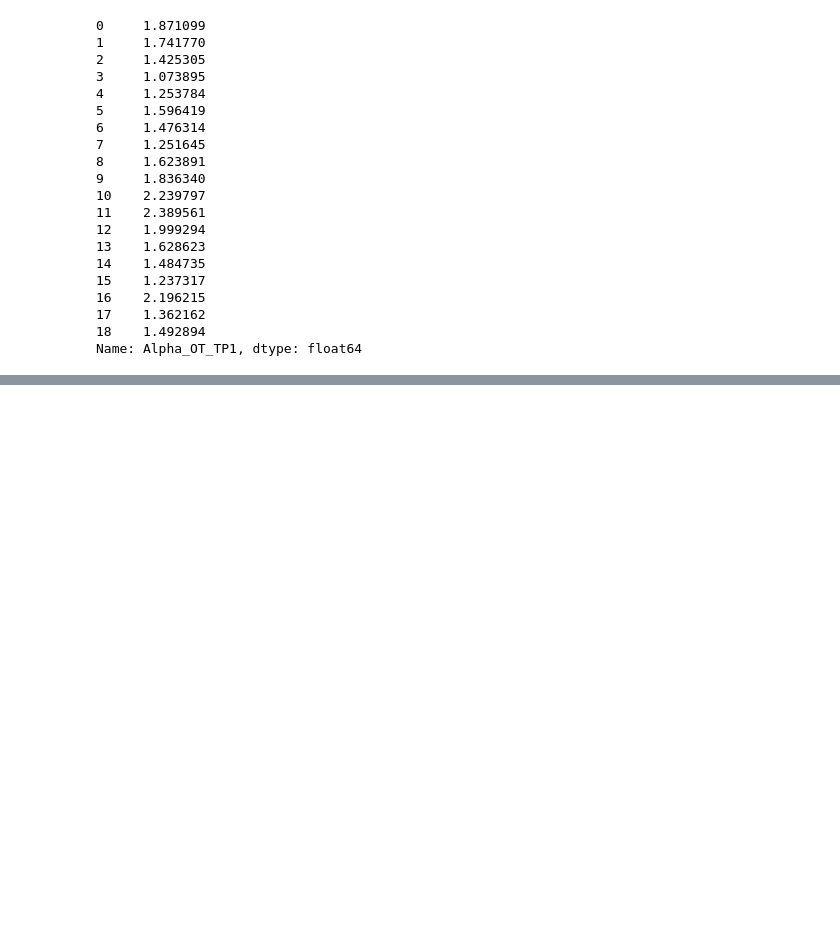
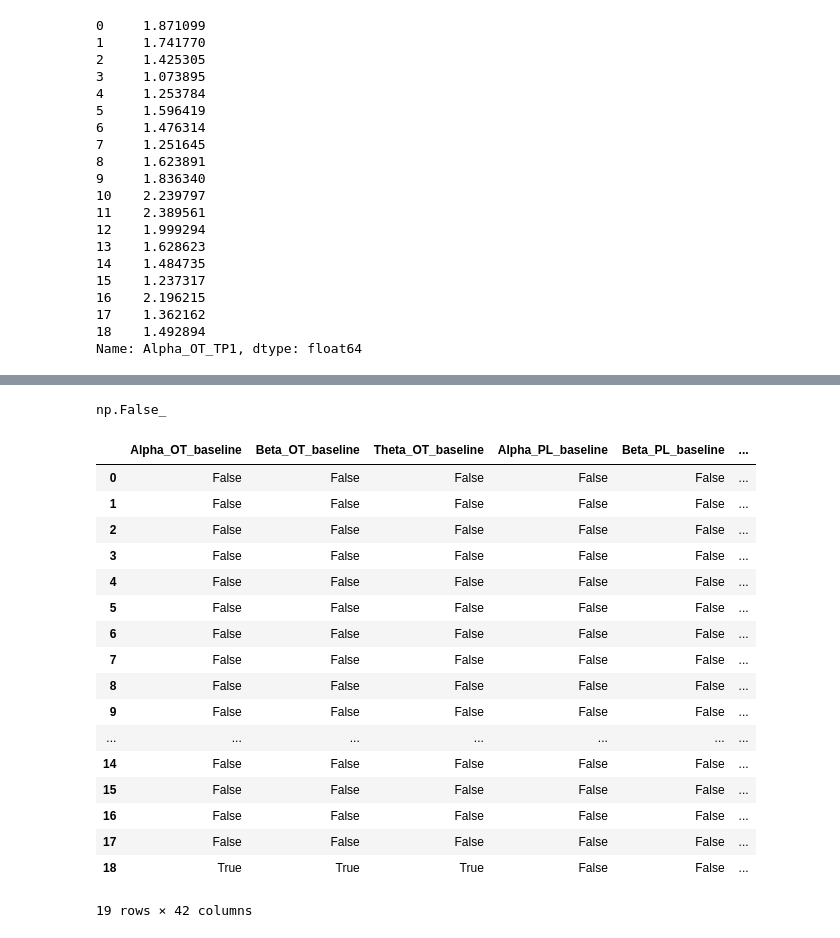
Before and after one commit to mariezelenina/OTPH-TF, a Jupyter notebook: Behav_corr.ipynb, the cells around one changed output, grey strips where cells are left out. Saved outputs shown, nothing was run; the diff lists cells and outputs as text; code cells hidden in the pictures; blank space fills up the shorter version.

```diff
--- a/Behav_corr.ipynb
+++ b/Behav_corr.ipynb
@@ -265,7 +93,7 @@ df_ec_main.head()
 # %% [markdown]
 # Eyes open data
 # %%
-df_eo = pd.read_csv('EO_relPower.csv')
+df_eo = pd.read_csv('dat_EO_relPower.csv')
 df_eo.head()
 # %% [output]
 |  | id | Drug | TP | Theta | Alpha | Beta | Theta_base | Alpha_base | Beta_base |
@@ -476,0 +436,26 @@ array([[1.        , 0.28580418],
+# %%
+# none of the behav values are nan/null:
+df_behav.isnull().any().any()
+# %% [output]
+np.False_
+# %%
+df_eo_main.isnull()
+# %% [output]
+|  | Alpha_OT_baseline | Beta_OT_baseline | Theta_OT_baseline | Alpha_PL_baseline | Beta_PL_baseline | ... |
+| 0 | False | False | False | False | False | ... |
+| 1 | False | False | False | False | False | ... |
+| 2 | False | False | False | False | False | ... |
+| 3 | False | False | False | False | False | ... |
+| 4 | False | False | False | False | False | ... |
+| 5 | False | False | False | False | False | ... |
+| 6 | False | False | False | False | False | ... |
+| 7 | False | False | False | False | False | ... |
+| 8 | False | False | False | False | False | ... |
+| 9 | False | False | False | False | False | ... |
+| ... | ... | ... | ... | ... | ... | ... |
+| 14 | False | False | False | False | False | ... |
+| 15 | False | False | False | False | False | ... |
+| 16 | False | False | False | False | False | ... |
+| 17 | False | False | False | False | False | ... |
+| 18 | True | True | True | False | False | ... |
+19 rows × 42 columns
```
Also changed, not shown: parts of 32 cells of this notebook.
